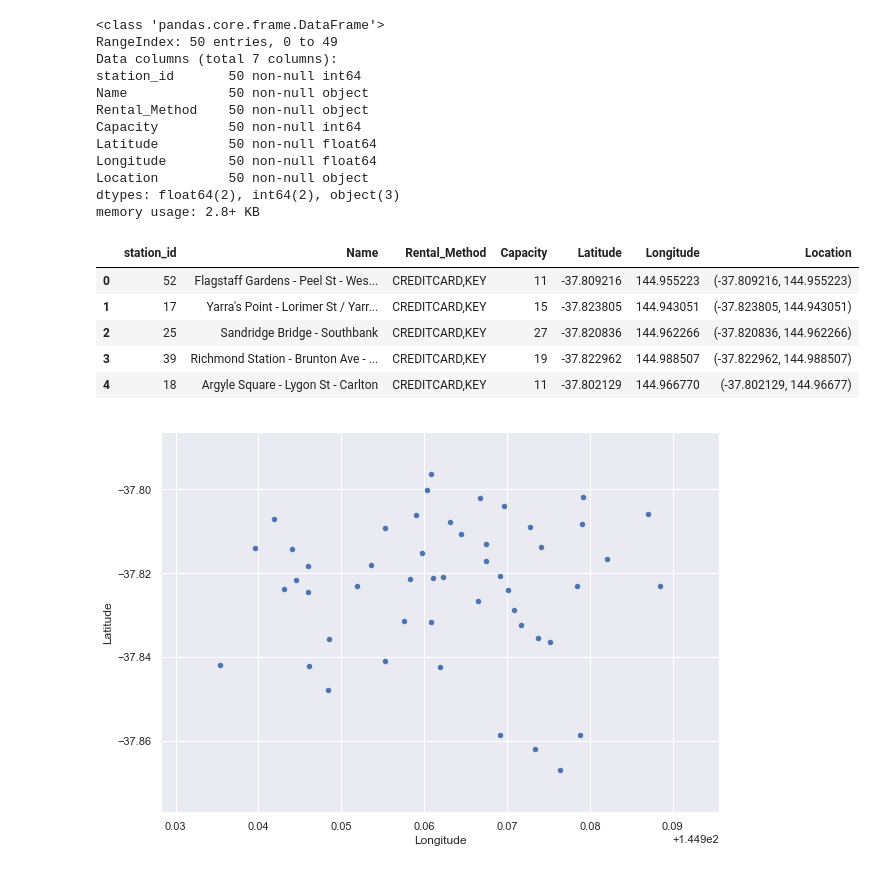
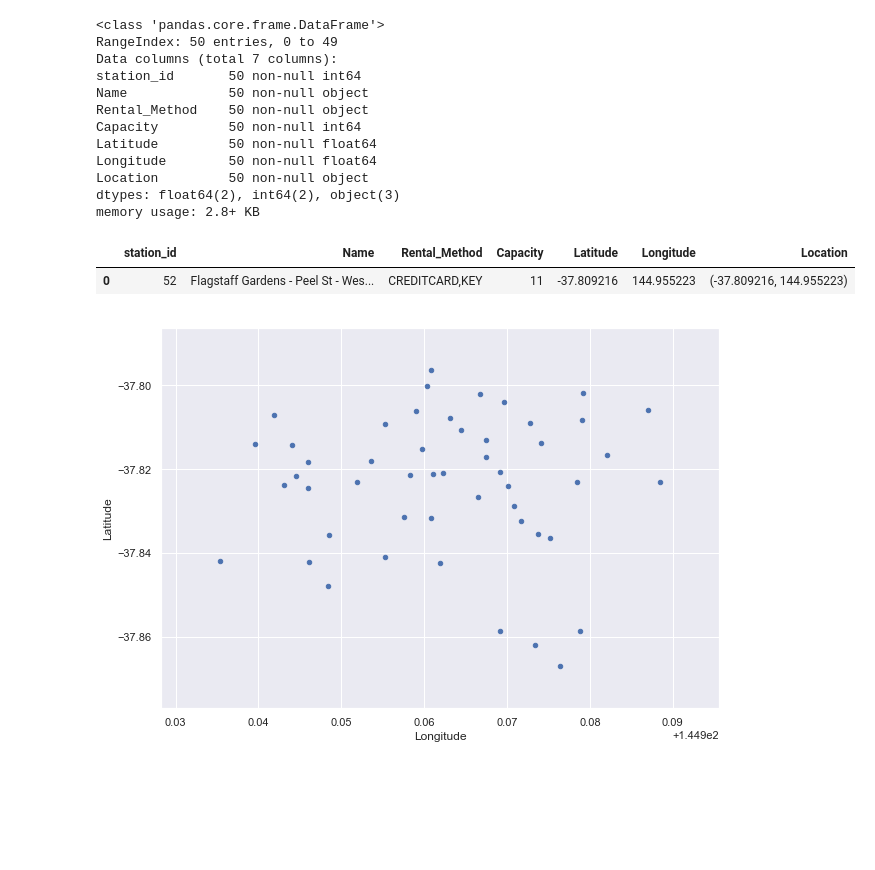
Before and after one commit to Urban-Analytics/SmartSocialCity, a Jupyter notebook: Machine Learning/Bike Sharing Project/data_modelling_bike_sharing_global.ipynb, the cells around one changed output. Saved outputs shown, nothing was run; the diff lists cells and outputs as text; code cells hidden in the pictures; blank space fills up the shorter version.

```diff
--- a/Machine Learning/Bike Sharing Project/data_modelling_bike_sharing_global.ipynb
+++ b/Machine Learning/Bike Sharing Project/data_modelling_bike_sharing_global.ipynb
@@ -507,14 +379,10 @@ Location         50 non-null object
 dtypes: float64(2), int64(2), object(3)
 memory usage: 2.8+ KB
 # %%
-dataframe_melbourne.head()
+dataframe_melbourne.head(1)
 # %% [output]
 |  | station_id | Name | Rental_Method | Capacity | Latitude | Longitude | Location |
 | 0 | 52 | Flagstaff Gardens - Peel St - Wes... | CREDITCARD,KEY | 11 | -37.809216 | 144.955223 | (-37.809216, 144.955223) |
-| 1 | 17 | Yarra's Point - Lorimer St / Yarr... | CREDITCARD,KEY | 15 | -37.823805 | 144.943051 | (-37.823805, 144.943051) |
-| 2 | 25 | Sandridge Bridge - Southbank | CREDITCARD,KEY | 27 | -37.820836 | 144.962266 | (-37.820836, 144.962266) |
-| 3 | 39 | Richmond Station - Brunton Ave - ... | CREDITCARD,KEY | 19 | -37.822962 | 144.988507 | (-37.822962, 144.988507) |
-| 4 | 18 | Argyle Square - Lygon St - Carlton | CREDITCARD,KEY | 11 | -37.802129 | 144.966770 | (-37.802129, 144.96677) |
 # %%
 dataframe_melbourne.plot(kind = "scatter", x = "Longitude", y = "Latitude", figsize = (10, 7));
 # %% [output]
```
Also changed, not shown: parts of 34 cells of this notebook.
